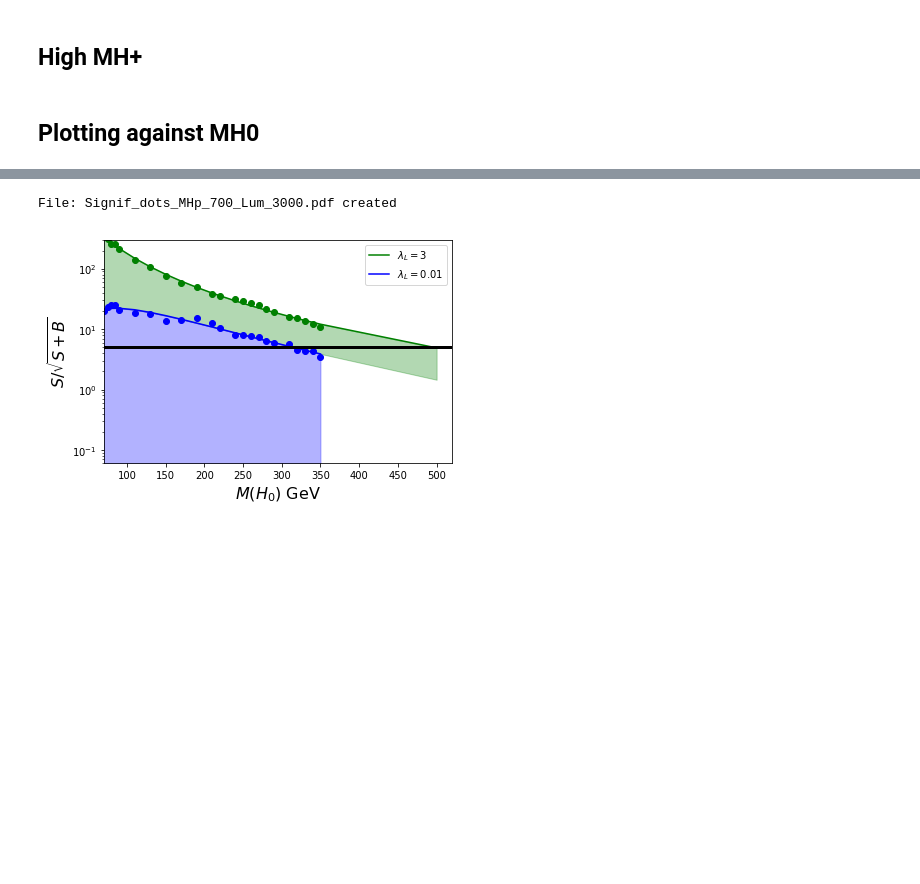
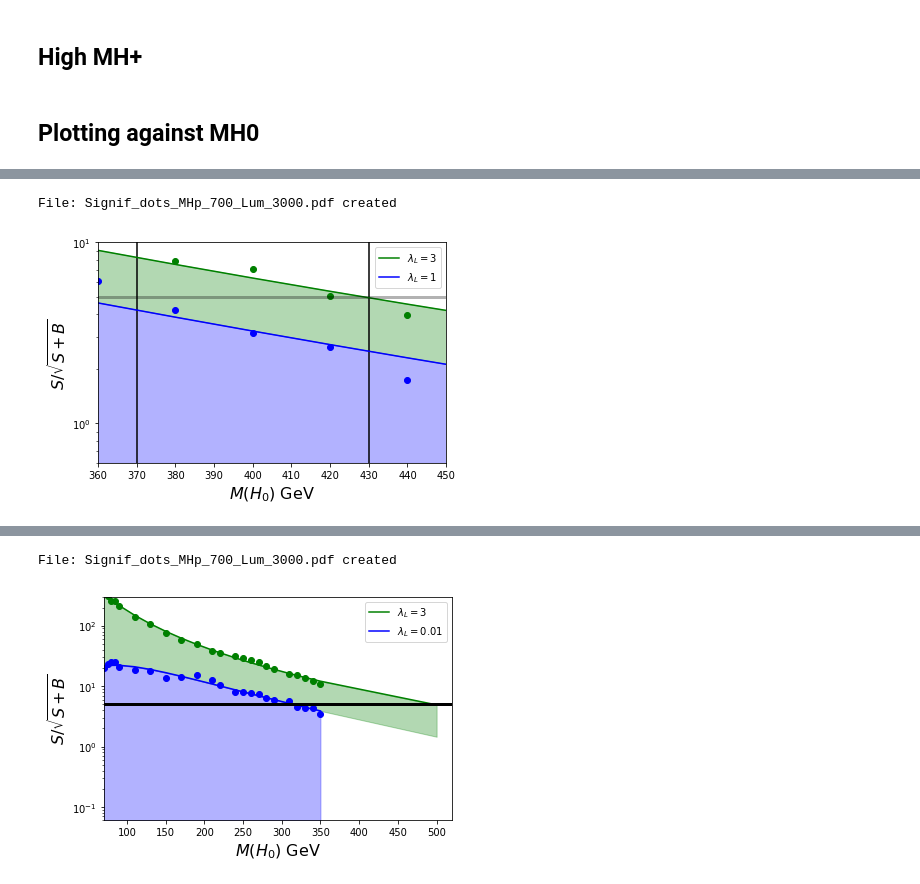
Before and after one commit to restrepo/VBF_IDM, a Jupyter notebook: Sensitivity_manual_contour.ipynb, the cells around one changed output, grey strips where cells are left out. Saved outputs shown, nothing was run; the diff lists cells and outputs as text; code cells hidden in the pictures; blank space fills up the shorter version.

```diff
--- a/Sensitivity_manual_contour.ipynb
+++ b/Sensitivity_manual_contour.ipynb
@@ -123,0 +145,6 @@ File: Signif_dots_MHp_700_Lum_3000.pdf created
+# %%
+mc=mfit(df,mc,LaL1=3, LaL2=1, MH1=430   , MH2=370,\
+    MHp=700,Lumi=3000000,xmin=360,xmax=450,ymin=0.6,ymax=10)
+# %% [output]
+File: Signif_dots_MHp_700_Lum_3000.pdf created
+[figure, added]
```
Also changed, not shown: parts of 17 cells of this notebook, 2 other files.
